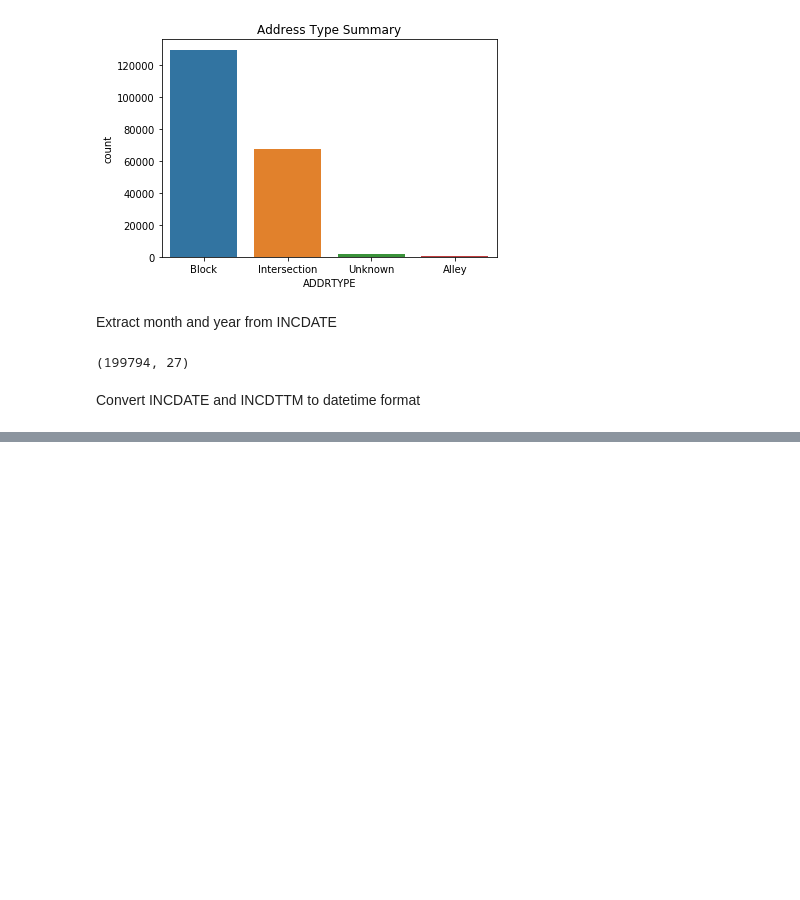
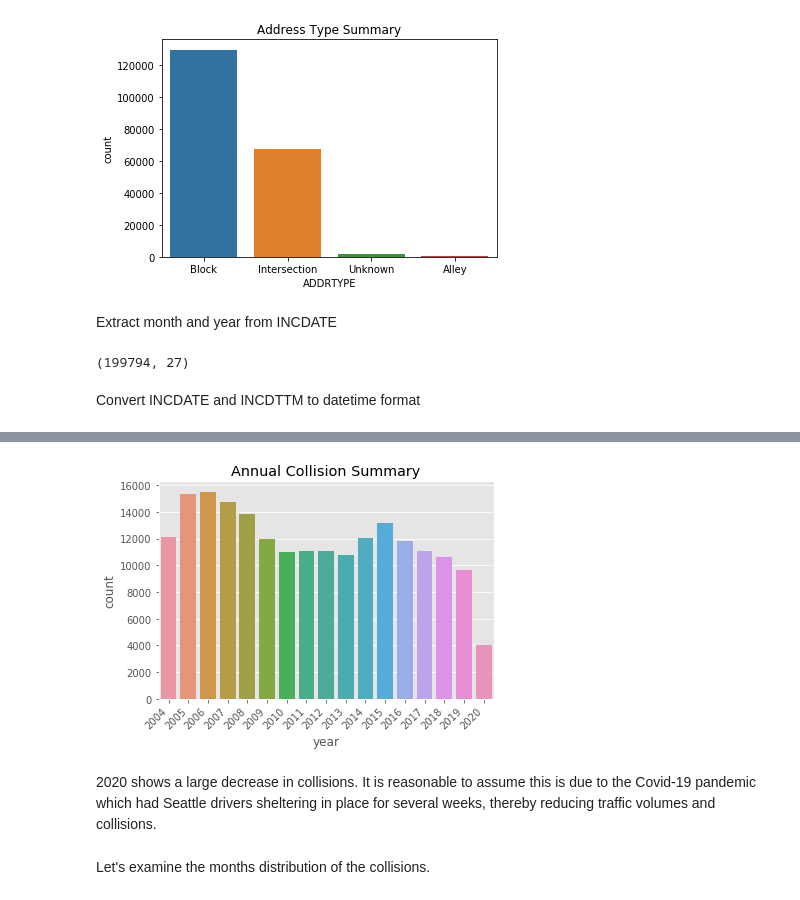
Before and after one commit to 1905jerry/Coursera_Capstone, a Jupyter notebook: Coursera_Capstone Project.ipynb, the cells around one changed output, grey strips where cells are left out. Drawn from its saved outputs; the diff is of its cells as text; code cells hidden in the pictures; blank space fills up the shorter version.

```diff
--- a/Coursera_Capstone Project.ipynb
+++ b/Coursera_Capstone Project.ipynb
@@ -301 +310,13 @@ dtypes: datetime64[ns, UTC](1), datetime64[ns](1), float64(2), int64(8), object(
 memory usage: 47.7+ MB
+# %%
+### Get year from INCDTTM column
+df['year'] = pd.DatetimeIndex(df['INCDTTM']).year
+# %%
+### Get month from INCDTTM column
+df['month'] = pd.DatetimeIndex(df['INCDTTM']).month
+# %%
+### Get time from INCDTTM column
+df['time'] = pd.DatetimeIndex(df['INCDTTM']).time
+# %%
+### Get weekday from INCDTTM column  0=Monday...6=Sunday
+df['weekday'] = pd.DatetimeIndex(df['INCDTTM']).weekday
@@ -301,0 +358,13 @@ memory usage: 47.7+ MB
+# %%
+plt.style.use('ggplot')
+plt.title('Annual Collision Summary')
+ax = sns.countplot(df['year'], data=df)
+ax.set_xticklabels(ax.get_xticklabels(), rotation=45, horizontalalignment='right')
+plt.show()
+# %% [output]
+[figure, added]
+# %% [markdown]
+2020 shows a large decrease in collisions. It is reasonable to assume this is due to the Covid-19 pandemic which had Seattle drivers sheltering
+in place for several weeks, thereby reducing traffic volumes and collisions.
+# %% [markdown]
+Let's examine the months distribution of the collisions.
```
Also changed, not shown: parts of 26 cells of this notebook.
